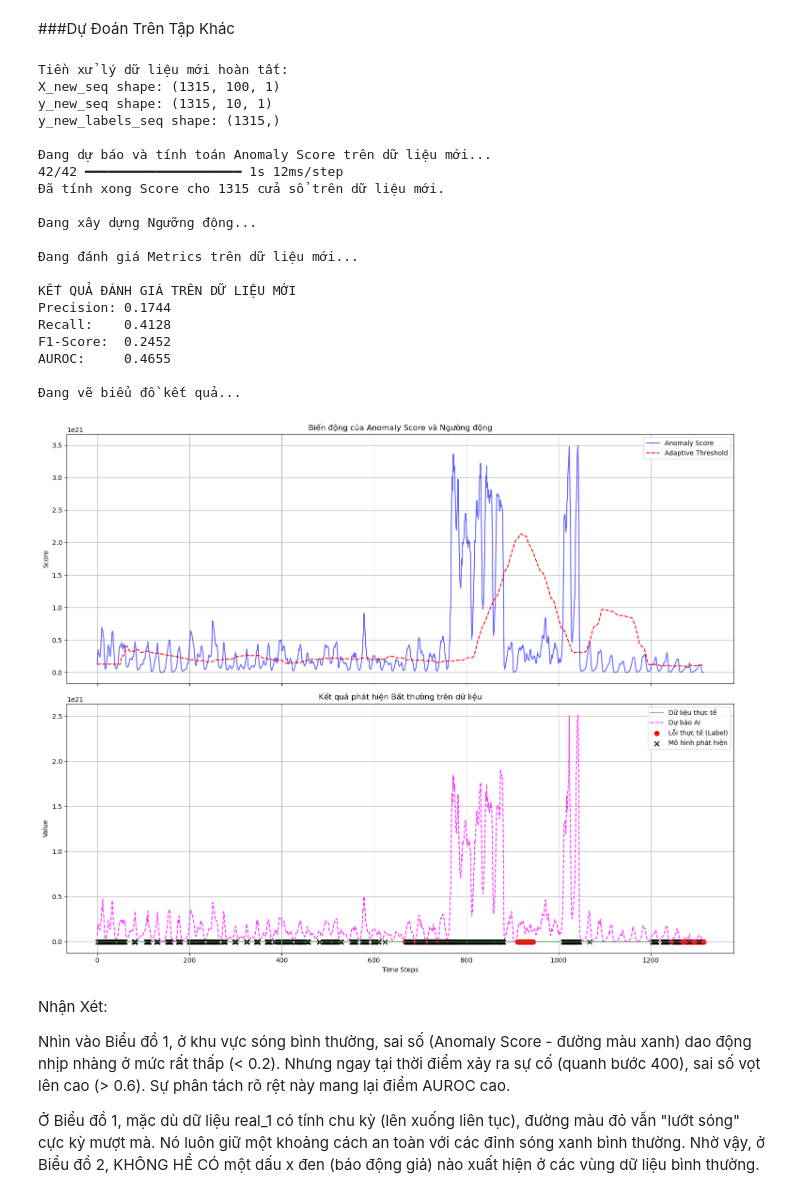
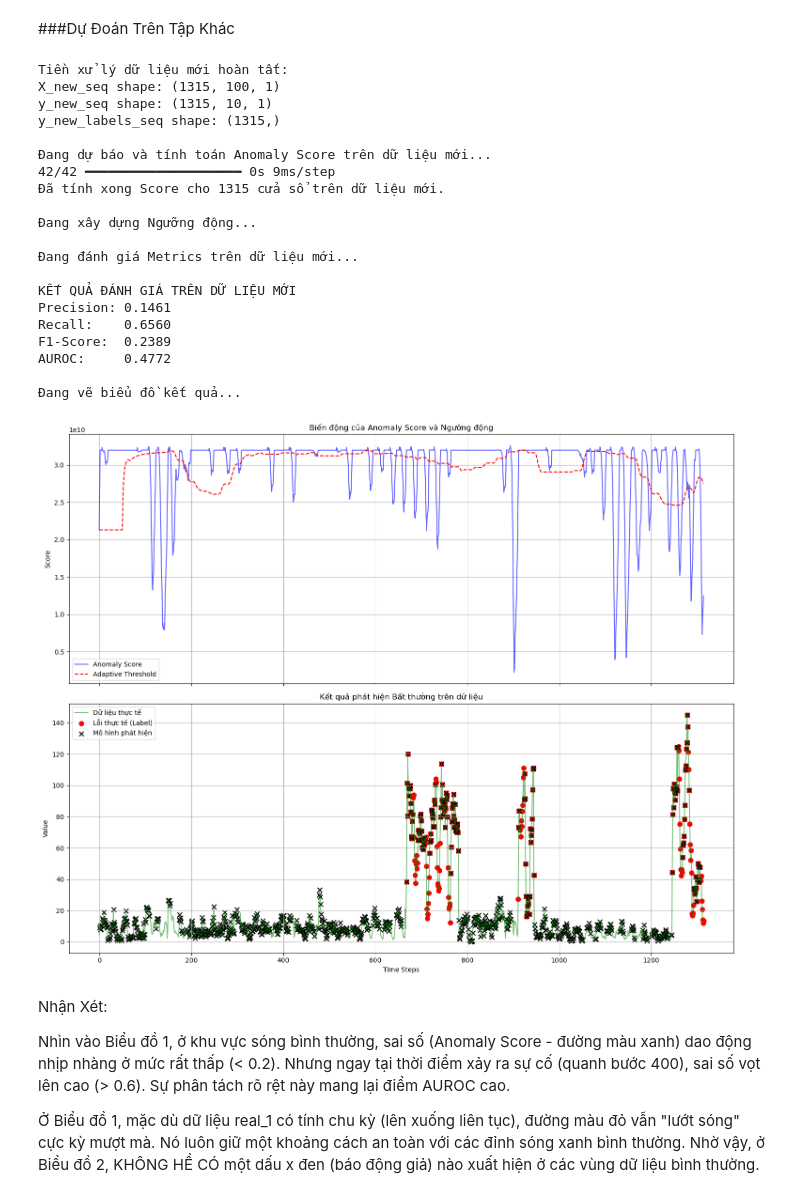
Before and after one commit to hBaoPhan/DeepLearning_SchoolWork, a Jupyter notebook: DoAn30/Đồ_Án_30_DeepLearning (4).ipynb, the cells around one changed output. Saved outputs shown, nothing was run; the diff lists cells and outputs as text; code cells hidden in the pictures.

```diff
--- a/DoAn30/Đồ_Án_30_DeepLearning (4).ipynb
+++ b/DoAn30/Đồ_Án_30_DeepLearning (4).ipynb
@@ -754,7 +754,9 @@ print(f"y_new_seq shape: {y_new_seq.shape}")
 print(f"y_new_labels_seq shape: {y_new_labels_seq.shape}")
 
 print("\nĐang dự báo và tính toán Anomaly Score trên dữ liệu mới...")
-pred_new_seq = loaded_seq2seq_model.predict(X_new_seq)
+# Clip dữ liệu đầu vào (max=3) để tránh hiện tượng Exploding Activations (lỗi 1e8)
+X_new_seq_clipped = np.clip(X_new_seq, -1, 3)
+pred_new_seq = loaded_seq2seq_model.predict(X_new_seq_clipped)
 score_new_seq = np.mean(np.abs(y_new_seq - pred_new_seq), axis=1).flatten()
 print(f"Đã tính xong Score cho {len(score_new_seq)} cửa sổ trên dữ liệu mới.")
 
@@ -789,46 +791,44 @@ ax1.legend()
 ax1.grid(True)
 
 y_new_plot = y_new_seq[:, 0, 0]
-pred_new_plot = pred_new_seq[:, 0, 0]
 ax2.plot(y_new_plot, label='Dữ liệu thực tế', color='green', alpha=0.5)
-ax2.plot(pred_new_plot, label='Dự báo AI', color='magenta', linestyle='dashed', alpha=0.8)
 
 anomaly_indices_new = np.where(y_new_labels_seq == 1)[0]
 ax2.scatter(anomaly_indices_new, y_new_plot[anomaly_indices_new], color='red', label='Lỗi thực tế (Label)', s=50)
 
 pred_indices_new = np.where(pred_anomalies_new == 1)[0]
 ax2.scatter(pred_indices_new, y_new_plot[pred_indices_new], marker='x', color='black', label='Mô hình phát hiện', s=50)
 
 ax2.set_title("Kết quả phát hiện Bất thường trên dữ liệu")
 ax2.set_xlabel("Time Steps")
 ax2.set_ylabel("Value")
 ax2.legend()
 ax2.grid(True)
 
 plt.tight_layout()
 plt.show()
 # %% [output]
 Tiền xử lý dữ liệu mới hoàn tất:
 X_new_seq shape: (1315, 100, 1)
 y_new_seq shape: (1315, 10, 1)
 y_new_labels_seq shape: (1315,)
 
 Đang dự báo và tính toán Anomaly Score trên dữ liệu mới...
-42/42 ━━━━━━━━━━━━━━━━━━━━ 1s 12ms/step
+42/42 ━━━━━━━━━━━━━━━━━━━━ 0s 9ms/step
 Đã tính xong Score cho 1315 cửa sổ trên dữ liệu mới.
 
 Đang xây dựng Ngưỡng động...
 
 Đang đánh giá Metrics trên dữ liệu mới...
 
 KẾT QUẢ ĐÁNH GIÁ TRÊN DỮ LIỆU MỚI
-Precision: 0.1744
-Recall:    0.4128
-F1-Score:  0.2452
-AUROC:     0.4655
+Precision: 0.1461
+Recall:    0.6560
+F1-Score:  0.2389
+AUROC:     0.4772
 
 Đang vẽ biểu đồ kết quả...
-[figure, old version]
+[figure, new version]
 # %% [markdown]
 Nhận Xét:
 
```
Also changed, not shown: parts of 8 cells of this notebook, 9 other files.
